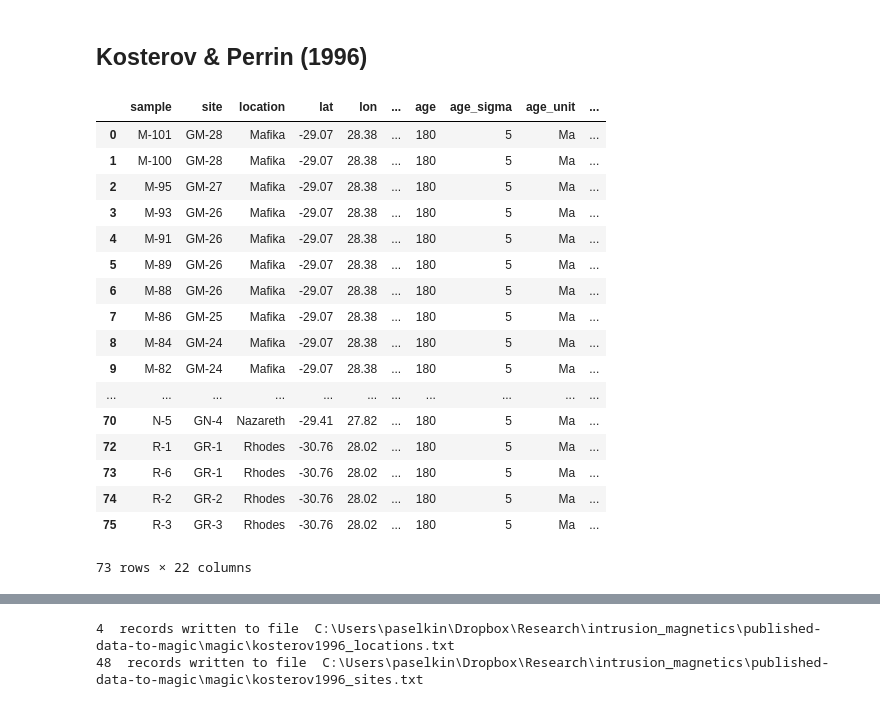
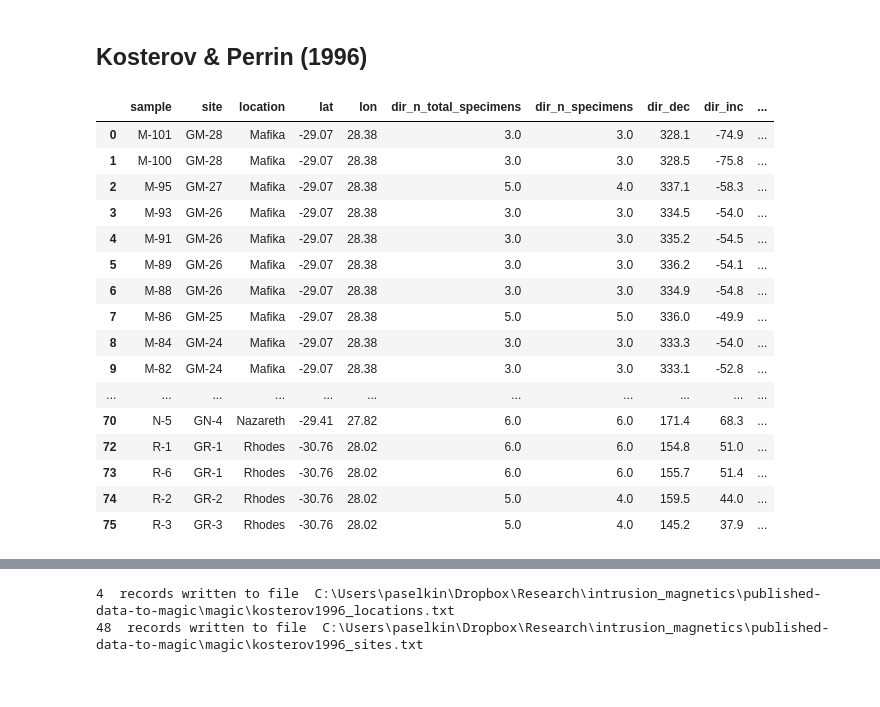
Before and after one commit to paselkin/published-data-to-magic, a Jupyter notebook: 2024-08-16_Published_Data_to_MagIC.ipynb, the cells around one changed output, grey strips where cells are left out. Saved outputs shown, nothing was run; the diff lists cells and outputs as text; code cells hidden in the pictures.

```diff
--- a/2024-08-16_Published_Data_to_MagIC.ipynb
+++ b/2024-08-16_Published_Data_to_MagIC.ipynb
@@ -413,51 +658,50 @@ kosterov1996_data = pd.read_excel(data_folder/'KarooData.xlsx',sheet_name='Koste
 # %%
 # Compile samples dataframe
 samples_df=pd.DataFrame([])
 samples_df['sample']=kosterov1996_data['ID'].astype('string')
 samples_df['site']=kosterov1996_data['GroupID'].astype('string')
 samples_df['site']=samples_df['site'].fillna('N/A')
 samples_df['location']=kosterov1996_data['Location']
 samples_df['lat']=kosterov1996_data['Lat']
 samples_df['lon']=kosterov1996_data['Long']
 samples_df['dir_n_total_specimens']=kosterov1996_data['N']
 samples_df['dir_n_specimens']=kosterov1996_data['n']
 samples_df['dir_dec']=kosterov1996_data['Dec']
 samples_df['dir_inc']=kosterov1996_data['Inc']
 samples_df['dir_alpha95']=kosterov1996_data['a95']
 samples_df['dir_k']=kosterov1996_data['k']
 samples_df['lithologies']= 'Basalt'
 samples_df['geologic_classes']='Igneous:Extrusive'
 samples_df['result_type']= "i"
 samples_df['method_codes']= "DE-BFL:DE-K:LP-DIR-AF:LP-DIR-T"
 samples_df['citations']= "10.1016/0012-821X(96)00005-2"
 samples_df['geologic_types']="Lava Flow"
 samples_df['age']= 180
 samples_df['age_sigma']= 5
 samples_df['age_unit']= "Ma"
 samples_df['dir_tilt_correction']=0
 samples_df['result_quality']= 'g'
 samples_df.loc[samples_df['location'].isna(),'result_quality']='b'
-with pd.option_context('display.max_rows', 1000, 'display.max_columns', 10):
+with pd.option_context('display.max_rows', 1000, 'display.max_columns', 50):
     display(samples_df)
 # %% [output]
-|  | sample | site | location | lat | lon | ... | age | age_sigma | age_unit | ... |
-| 0 | M-101 | GM-28 | Mafika | -29.07 | 28.38 | ... | 180 | 5 | Ma | ... |
-| 1 | M-100 | GM-28 | Mafika | -29.07 | 28.38 | ... | 180 | 5 | Ma | ... |
-| 2 | M-95 | GM-27 | Mafika | -29.07 | 28.38 | ... | 180 | 5 | Ma | ... |
-| 3 | M-93 | GM-26 | Mafika | -29.07 | 28.38 | ... | 180 | 5 | Ma | ... |
-| 4 | M-91 | GM-26 | Mafika | -29.07 | 28.38 | ... | 180 | 5 | Ma | ... |
-| 5 | M-89 | GM-26 | Mafika | -29.07 | 28.38 | ... | 180 | 5 | Ma | ... |
-| 6 | M-88 | GM-26 | Mafika | -29.07 | 28.38 | ... | 180 | 5 | Ma | ... |
-| 7 | M-86 | GM-25 | Mafika | -29.07 | 28.38 | ... | 180 | 5 | Ma | ... |
-| 8 | M-84 | GM-24 | Mafika | -29.07 | 28.38 | ... | 180 | 5 | Ma | ... |
-| 9 | M-82 | GM-24 | Mafika | -29.07 | 28.38 | ... | 180 | 5 | Ma | ... |
+|  | sample | site | location | lat | lon | dir_n_total_specimens | dir_n_specimens | dir_dec | dir_inc | ... |
+| 0 | M-101 | GM-28 | Mafika | -29.07 | 28.38 | 3.0 | 3.0 | 328.1 | -74.9 | ... |
+| 1 | M-100 | GM-28 | Mafika | -29.07 | 28.38 | 3.0 | 3.0 | 328.5 | -75.8 | ... |
+| 2 | M-95 | GM-27 | Mafika | -29.07 | 28.38 | 5.0 | 4.0 | 337.1 | -58.3 | ... |
+| 3 | M-93 | GM-26 | Mafika | -29.07 | 28.38 | 3.0 | 3.0 | 334.5 | -54.0 | ... |
+| 4 | M-91 | GM-26 | Mafika | -29.07 | 28.38 | 3.0 | 3.0 | 335.2 | -54.5 | ... |
+| 5 | M-89 | GM-26 | Mafika | -29.07 | 28.38 | 3.0 | 3.0 | 336.2 | -54.1 | ... |
+| 6 | M-88 | GM-26 | Mafika | -29.07 | 28.38 | 3.0 | 3.0 | 334.9 | -54.8 | ... |
+| 7 | M-86 | GM-25 | Mafika | -29.07 | 28.38 | 5.0 | 5.0 | 336.0 | -49.9 | ... |
+| 8 | M-84 | GM-24 | Mafika | -29.07 | 28.38 | 3.0 | 3.0 | 333.3 | -54.0 | ... |
+| 9 | M-82 | GM-24 | Mafika | -29.07 | 28.38 | 3.0 | 3.0 | 333.1 | -52.8 | ... |
 | ... | ... | ... | ... | ... | ... | ... | ... | ... | ... | ... |
-| 70 | N-5 | GN-4 | Nazareth | -29.41 | 27.82 | ... | 180 | 5 | Ma | ... |
-| 72 | R-1 | GR-1 | Rhodes | -30.76 | 28.02 | ... | 180 | 5 | Ma | ... |
-| 73 | R-6 | GR-1 | Rhodes | -30.76 | 28.02 | ... | 180 | 5 | Ma | ... |
-| 74 | R-2 | GR-2 | Rhodes | -30.76 | 28.02 | ... | 180 | 5 | Ma | ... |
-| 75 | R-3 | GR-3 | Rhodes | -30.76 | 28.02 | ... | 180 | 5 | Ma | ... |
+| 70 | N-5 | GN-4 | Nazareth | -29.41 | 27.82 | 6.0 | 6.0 | 171.4 | 68.3 | ... |
+| 72 | R-1 | GR-1 | Rhodes | -30.76 | 28.02 | 6.0 | 6.0 | 154.8 | 51.0 | ... |
+| 73 | R-6 | GR-1 | Rhodes | -30.76 | 28.02 | 6.0 | 6.0 | 155.7 | 51.4 | ... |
+| 74 | R-2 | GR-2 | Rhodes | -30.76 | 28.02 | 5.0 | 4.0 | 159.5 | 44.0 | ... |
+| 75 | R-3 | GR-3 | Rhodes | -30.76 | 28.02 | 5.0 | 4.0 | 145.2 | 37.9 | ... |
-73 rows × 22 columns
 # %%
 # Calculate and attach VGPs
 vgps_df=add_vgps(samples_df)
```
Also changed, not shown: parts of 20 cells of this notebook.
